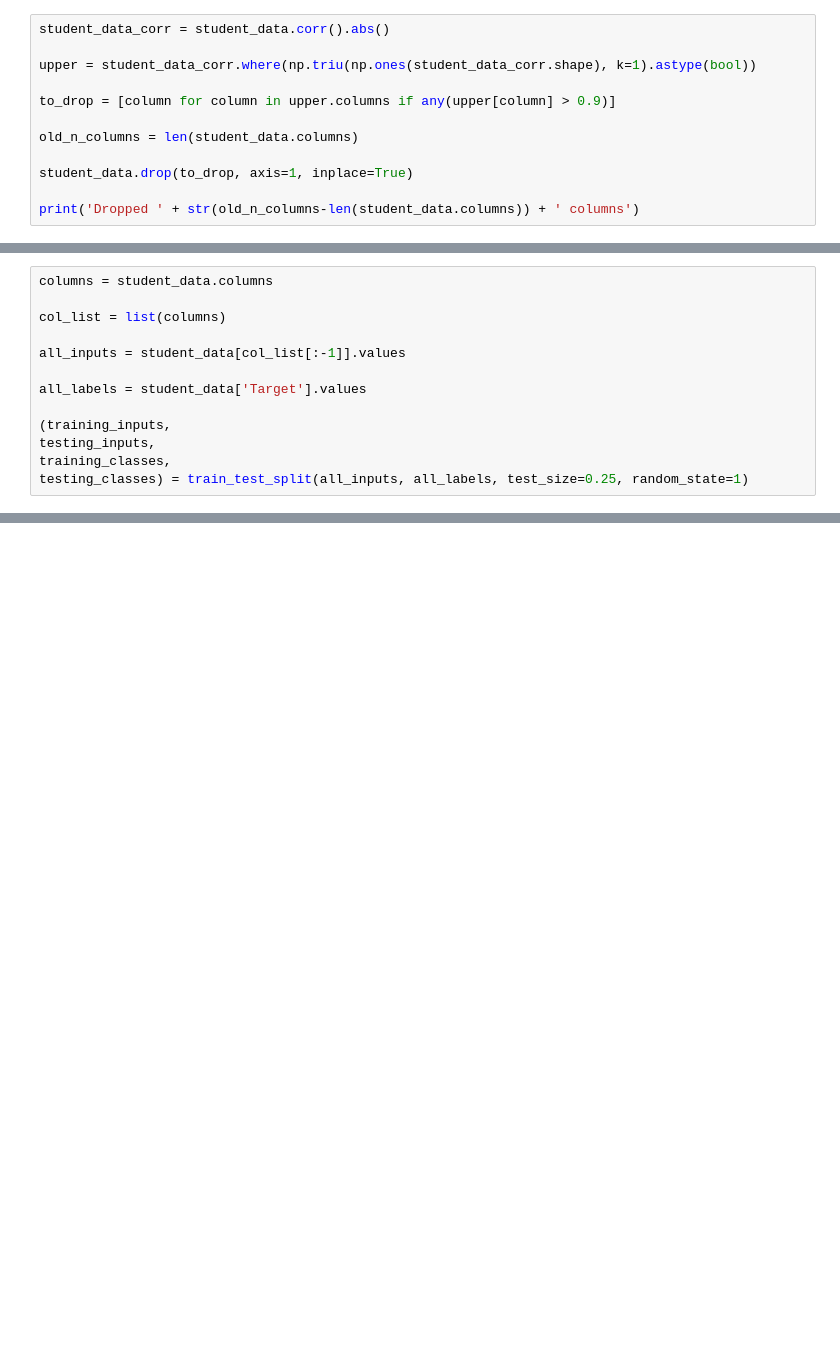
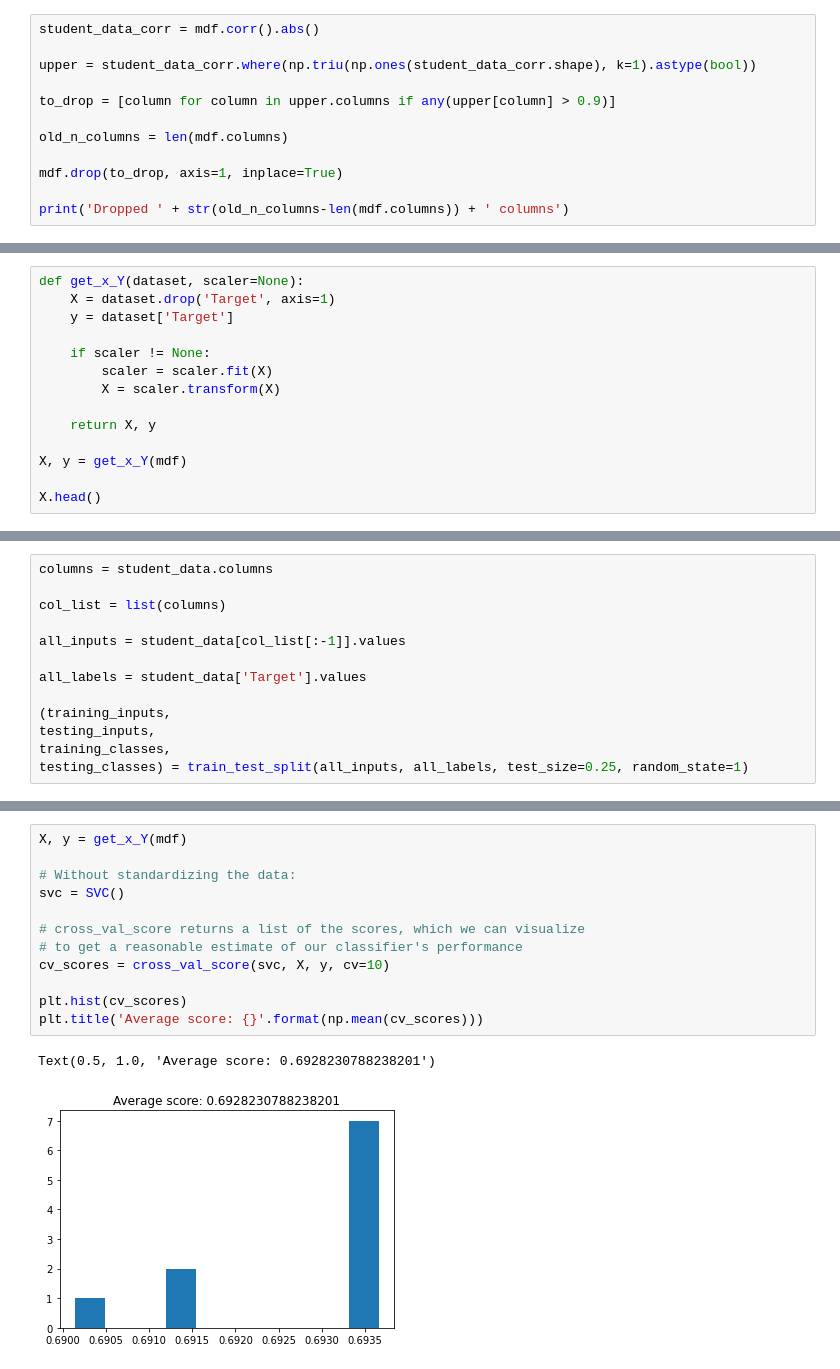
Before and after one commit to HenriqueNPinho/FEUP-IArt, a Jupyter notebook: Project_2/Students Dropout and Success.ipynb, the cells around one changed output, grey strips where cells are left out. Drawn from its saved outputs; the diff is of its cells as text; blank space fills up the shorter version.

```diff
--- a/Project_2/Students Dropout and Success.ipynb
+++ b/Project_2/Students Dropout and Success.ipynb
@@ -168,14 +180,14 @@ with sb.axes_style("white"):
 # %%
-student_data_corr = student_data.corr().abs()
+student_data_corr = mdf.corr().abs()
 
 upper = student_data_corr.where(np.triu(np.ones(student_data_corr.shape), k=1).astype(bool))
 
 to_drop = [column for column in upper.columns if any(upper[column] > 0.9)]
 
-old_n_columns = len(student_data.columns)
+old_n_columns = len(mdf.columns)
 
-student_data.drop(to_drop, axis=1, inplace=True)
+mdf.drop(to_drop, axis=1, inplace=True)
 
-print('Dropped ' + str(old_n_columns-len(student_data.columns)) + ' columns')
+print('Dropped ' + str(old_n_columns-len(mdf.columns)) + ' columns')
 # %% [output]
 Dropped 3 columns
@@ -181,0 +196,14 @@ Dropped 3 columns
+# %%
+def get_x_Y(dataset, scaler=None):
+    X = dataset.drop('Target', axis=1)
+    y = dataset['Target']
+
+    if scaler != None:
+        scaler = scaler.fit(X)
+        X = scaler.transform(X)
+
+    return X, y
+
+X, y = get_x_Y(mdf)
+
+X.head()
@@ -219,0 +349,15 @@ decision_tree_w_parameters.score(testing_inputs, testing_classes)
+# %%
+X, y = get_x_Y(mdf)
+
+# Without standardizing the data:
+svc = SVC()
+
+# cross_val_score returns a list of the scores, which we can visualize
+# to get a reasonable estimate of our classifier's performance
+cv_scores = cross_val_score(svc, X, y, cv=10)
+
+plt.hist(cv_scores)
+plt.title('Average score: {}'.format(np.mean(cv_scores)))
+# %% [output]
+Text(0.5, 1.0, 'Average score: 0.6928230788238201')
+[figure, added]
```
Also changed, not shown: parts of 48 cells of this notebook, 1 other file.
